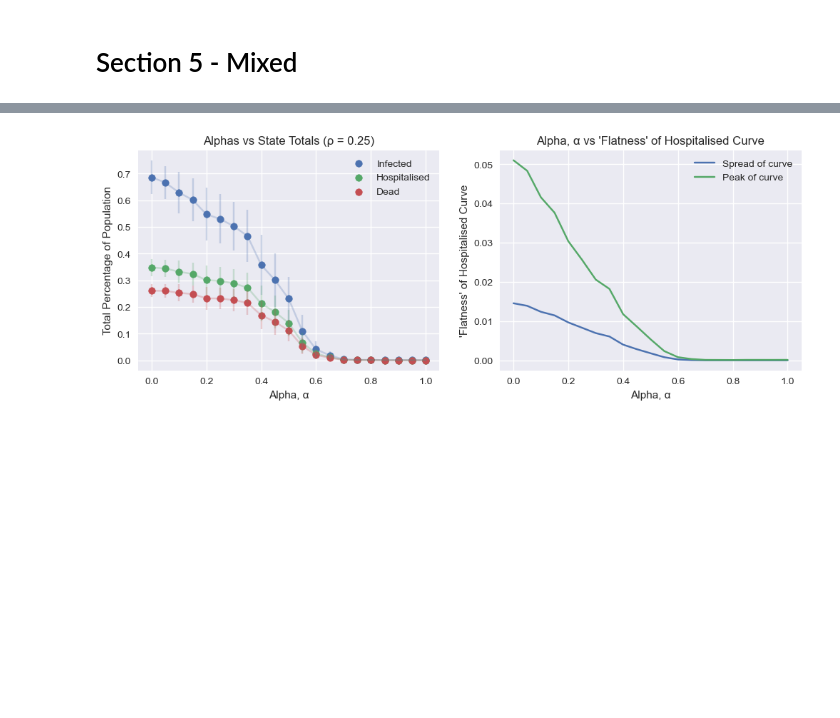
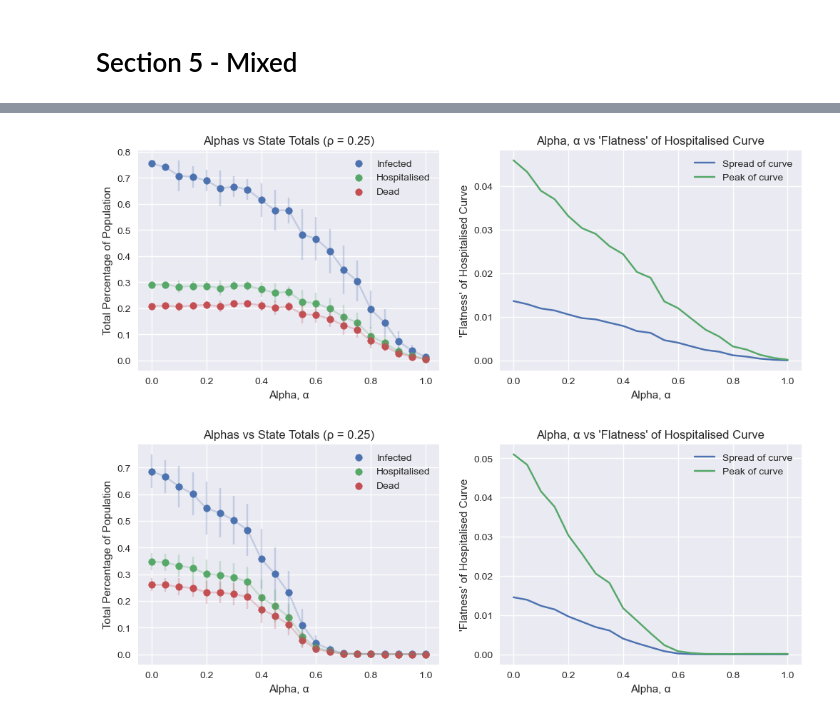
Before and after one commit to lucaswarwick02/Part-III-Individual-Project, a Jupyter notebook: notebooks/results.ipynb, the cells around one changed output, grey strips where cells are left out. Drawn from its saved outputs; the diff is of its cells as text; code cells hidden in the pictures; blank space fills up the shorter version.

```diff
--- a/notebooks/results.ipynb
+++ b/notebooks/results.ipynb
@@ -436,3 +436,7 @@ plot_mixed_results(run_folder='mixed', rho_folder='rho=0.100')
+# %%
+plot_mixed_results(run_folder='mixed', rho_folder='rho=0.100')
+# %% [output]
+[figure, added]
 # %%
 plot_mixed_results(run_folder='mixed', rho_folder='rho=0.250')
 # %% [output]
```
Also changed, not shown: parts of 1 cell of this notebook.
